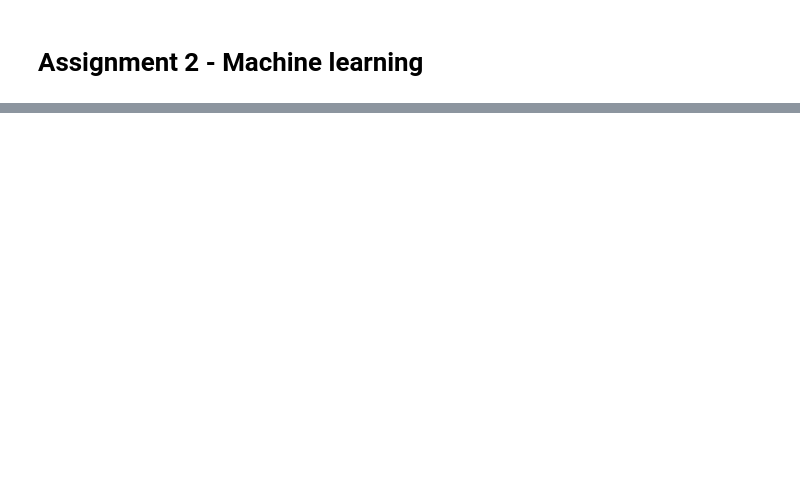
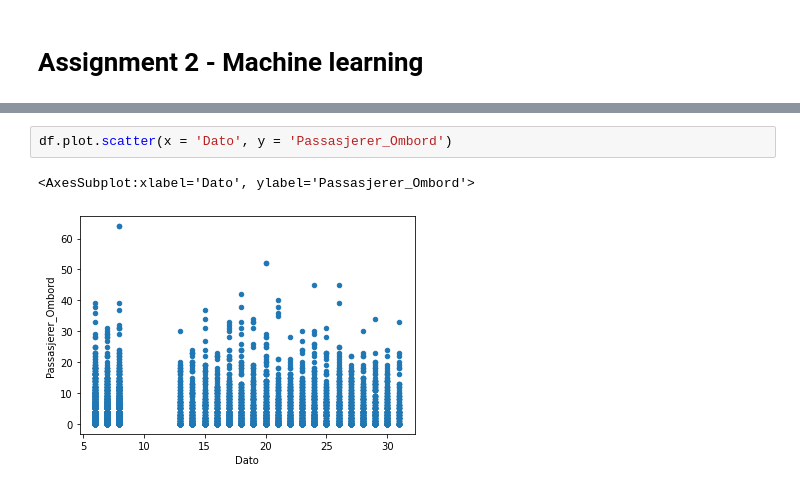
Before and after one commit to tomaloki/Assignment2_DAVE3625, a Jupyter notebook: Notebook/Assignment2_DAVE3625.ipynb, the cells around one changed output, grey strips where cells are left out. Saved outputs shown, nothing was run; the diff lists cells and outputs as text; blank space fills up the shorter version.

```diff
--- a/Notebook/Assignment2_DAVE3625.ipynb
+++ b/Notebook/Assignment2_DAVE3625.ipynb
@@ -15,0 +116,5 @@ from sklearn.model_selection import train_test_split
+# %%
+df.plot.scatter(x = 'Dato', y = 'Passasjerer_Ombord')
+# %% [output]
+<AxesSubplot:xlabel='Dato', ylabel='Passasjerer_Ombord'>
+[figure, added]
```
Also changed, not shown: parts of 17 cells of this notebook.
